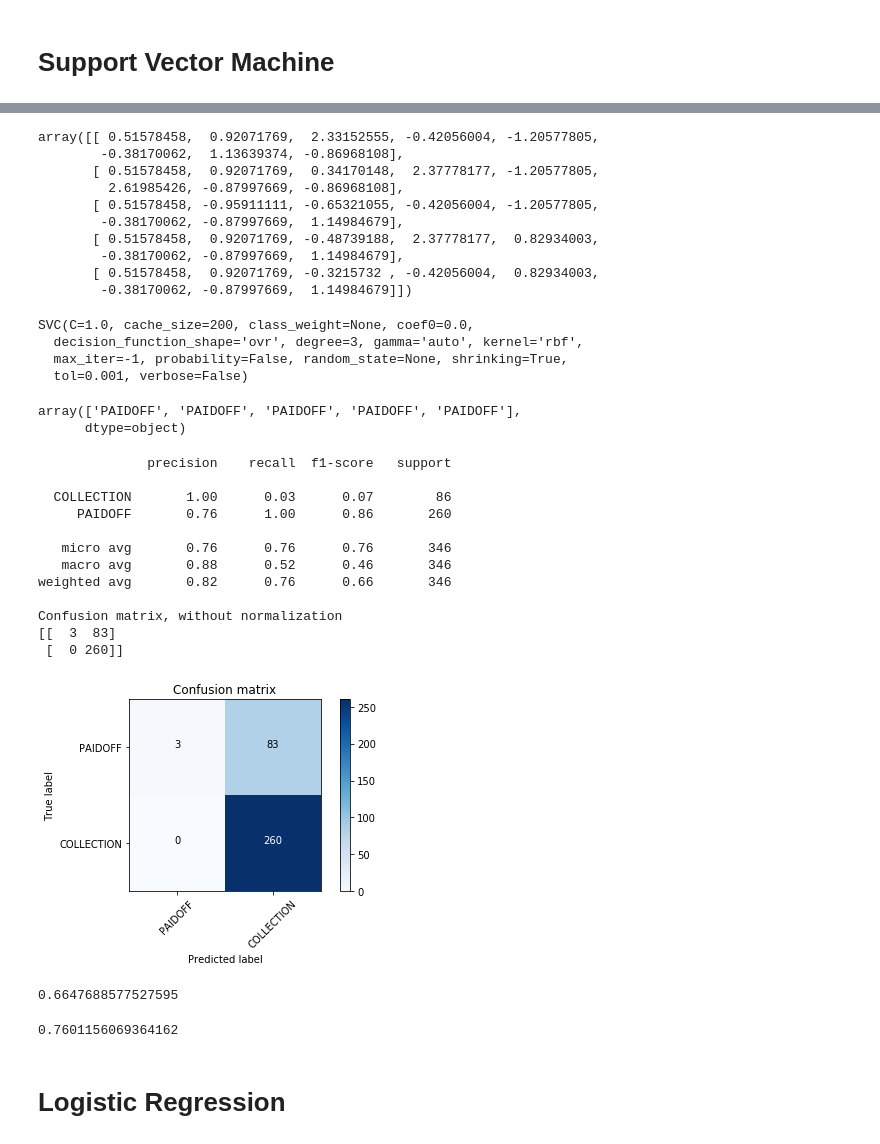
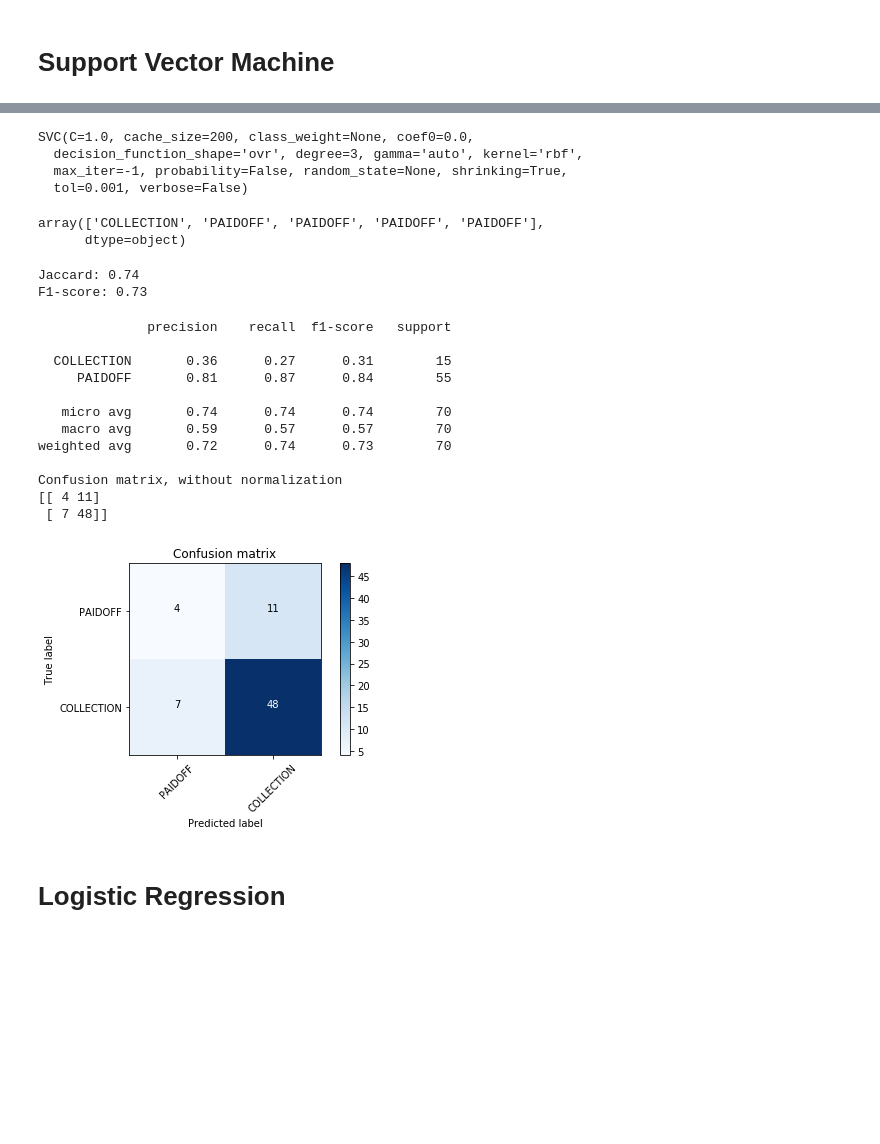
Before and after one commit to sumedhekaru/IBM-machine-learning, a Jupyter notebook: Machine Learning with Oython Jupyter NB.ipynb, the cells around one changed output, grey strips where cells are left out. Drawn from its saved outputs; the diff is of its cells as text; code cells hidden in the pictures; blank space fills up the shorter version.

```diff
--- a/Machine Learning with Oython Jupyter NB.ipynb
+++ b/Machine Learning with Oython Jupyter NB.ipynb
@@ -359,9 +398,3 @@ DecisionTreeClassifier(class_weight=None, criterion='entropy', max_depth=4,
             min_samples_leaf=1, min_samples_split=2,
             min_weight_fraction_leaf=0.0, presort=False, random_state=None,
             splitter='best')
-# %%
-loanTree.fit(X,y)
-predTree = loanTree.predict(X)
-print (predTree [0:5])
-print (y[0:5])
-print("DecisionTrees's Accuracy: ", metrics.accuracy_score(y, predTree))
@@ -371,0 +401,4 @@ DecisionTrees's Accuracy:  0.7514450867052023
+# %%
+loanTree.fit(X_train,y_train)
+yhat = loanTree.predict(X_test)
+yhat
@@ -435,13 +476,0 @@ dtype: object
-# %%
-X[0:5]
-# %% [output]
-array([[ 0.51578458,  0.92071769,  2.33152555, -0.42056004, -1.20577805,
-        -0.38170062,  1.13639374, -0.86968108],
-       [ 0.51578458,  0.92071769,  0.34170148,  2.37778177, -1.20577805,
-         2.61985426, -0.87997669, -0.86968108],
-       [ 0.51578458, -0.95911111, -0.65321055, -0.42056004, -1.20577805,
-        -0.38170062, -0.87997669,  1.14984679],
-       [ 0.51578458,  0.92071769, -0.48739188,  2.37778177,  0.82934003,
-        -0.38170062, -0.87997669,  1.14984679],
-       [ 0.51578458,  0.92071769, -0.3215732 , -0.42056004,  0.82934003,
-        -0.38170062, -0.87997669,  1.14984679]])
@@ -466,16 +477,23 @@ array([[ 0.51578458,  0.92071769,  2.33152555, -0.42056004, -1.20577805,
 # %%
 from sklearn import svm
 clf = svm.SVC(kernel='rbf',gamma='auto')
-clf.fit(X, y)
+clf.fit(X_train, y_train)
 # %% [output]
 SVC(C=1.0, cache_size=200, class_weight=None, coef0=0.0,
   decision_function_shape='ovr', degree=3, gamma='auto', kernel='rbf',
   max_iter=-1, probability=False, random_state=None, shrinking=True,
   tol=0.001, verbose=False)
 # %%
-yhat = clf.predict(X)
+yhat = clf.predict(X_test)
 yhat [0:5]
 # %% [output]
-array(['PAIDOFF', 'PAIDOFF', 'PAIDOFF', 'PAIDOFF', 'PAIDOFF'],
+array(['COLLECTION', 'PAIDOFF', 'PAIDOFF', 'PAIDOFF', 'PAIDOFF'],
       dtype=object)
+# %%
+# Calculate scores
+print("Jaccard: %0.2f " % jaccard_similarity_score(y_test, yhat))
+print("F1-score: %.2f " % f1_score(y_test, yhat, average='weighted'))
+# %% [output]
+Jaccard: 0.74
+F1-score: 0.73
 # %%
@@ -517,37 +536,27 @@ def plot_confusion_matrix(cm, classes,
     plt.xlabel('Predicted label')
 # %%
 # Compute confusion matrix
-cnf_matrix = confusion_matrix(y, yhat)
+cnf_matrix = confusion_matrix(y_test, yhat)
 np.set_printoptions(precision=2)
 
-print (classification_report(y, yhat))
+print (classification_report(y_test, yhat))
 
 # Plot non-normalized confusion matrix
 plt.figure()
 plot_confusion_matrix(cnf_matrix, classes=['PAIDOFF','COLLECTION'],normalize= False,  title='Confusion matrix')
 # %% [output]
               precision    recall  f1-score   support
 
-  COLLECTION       1.00      0.03      0.07        86
-     PAIDOFF       0.76      1.00      0.86       260
+  COLLECTION       0.36      0.27      0.31        15
+     PAIDOFF       0.81      0.87      0.84        55
 
-   micro avg       0.76      0.76      0.76       346
-   macro avg       0.88      0.52      0.46       346
-weighted avg       0.82      0.76      0.66       346
+   micro avg       0.74      0.74      0.74        70
+   macro avg       0.59      0.57      0.57        70
+weighted avg       0.72      0.74      0.73        70
 
 Confusion matrix, without normalization
-[[  3  83]
- [  0 260]]
+[[ 4 11]
+ [ 7 48]]
-[figure, old version]
+[figure, new version]
-# %%
-from sklearn.metrics import f1_score
-f1_score(y, yhat, average='weighted')
-# %% [output]
-0.6647688577527595
-# %%
-from sklearn.metrics import jaccard_similarity_score
-jaccard_similarity_score(y, yhat)
-# %% [output]
-0.7601156069364162
 # %% [markdown]
 # Logistic Regression
```
Also changed, not shown: parts of 40 cells of this notebook.
